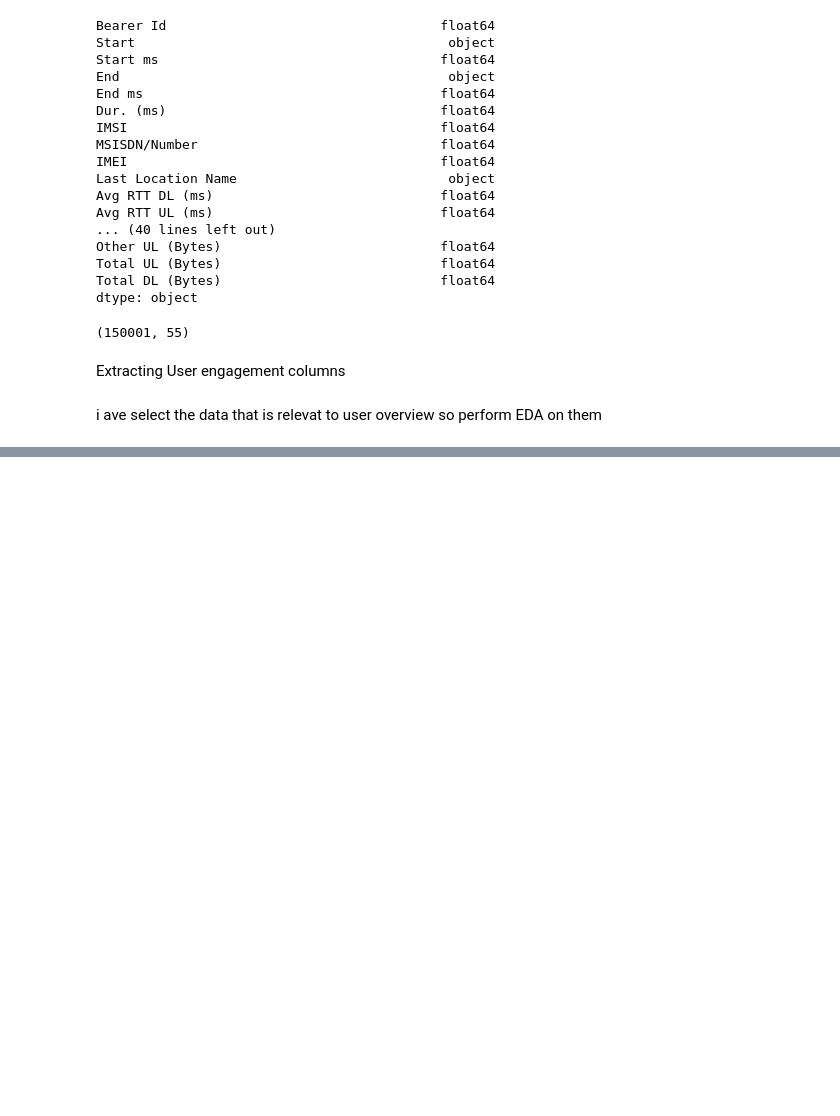
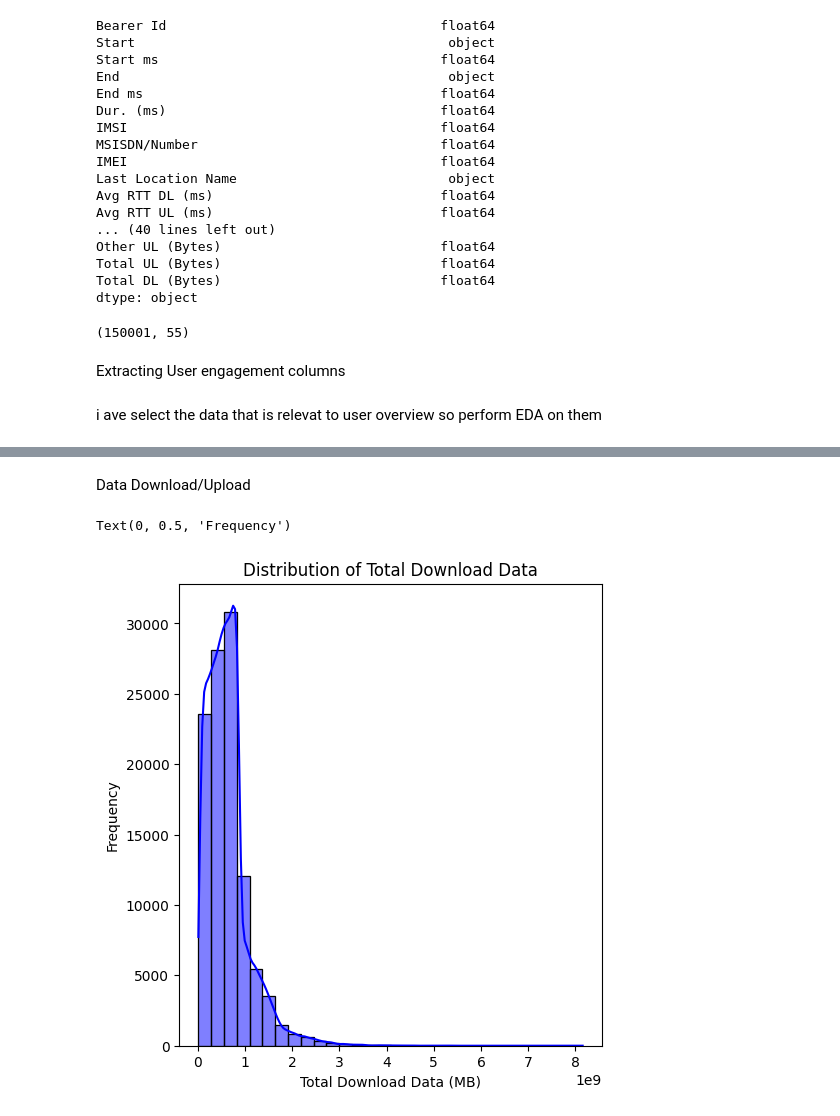
Before and after one commit to dagiteferi/User-Overview-Engagement-and-Experience-Analysis, a Jupyter notebook: notebooks/User_Overview_Analysis.ipynb, the cells around one changed output, grey strips where cells are left out. Saved outputs shown, nothing was run; the diff lists cells and outputs as text; code cells hidden in the pictures; blank space fills up the shorter version.

```diff
--- a/notebooks/User_Overview_Analysis.ipynb
+++ b/notebooks/User_Overview_Analysis.ipynb
@@ -192,0 +570,14 @@ i ave select the data that is relevat to user overview so perform EDA on them
+# %% [markdown]
+Data Download/Upload
+# %%
+plt.figure(figsize=(12, 6))
+
+# Plot Total Download Data
+plt.subplot(1, 2, 1)
+sns.histplot(user_aggregated_data['Total DL (Megabytes)'], bins=30, kde=True, color='blue')
+plt.title('Distribution of Total Download Data')
+plt.xlabel('Total Download Data (MB)')
+plt.ylabel('Frequency')
+# %% [output]
+Text(0, 0.5, 'Frequency')
+[figure, added]
```
Also changed, not shown: parts of 34 cells of this notebook, 1 other file.
